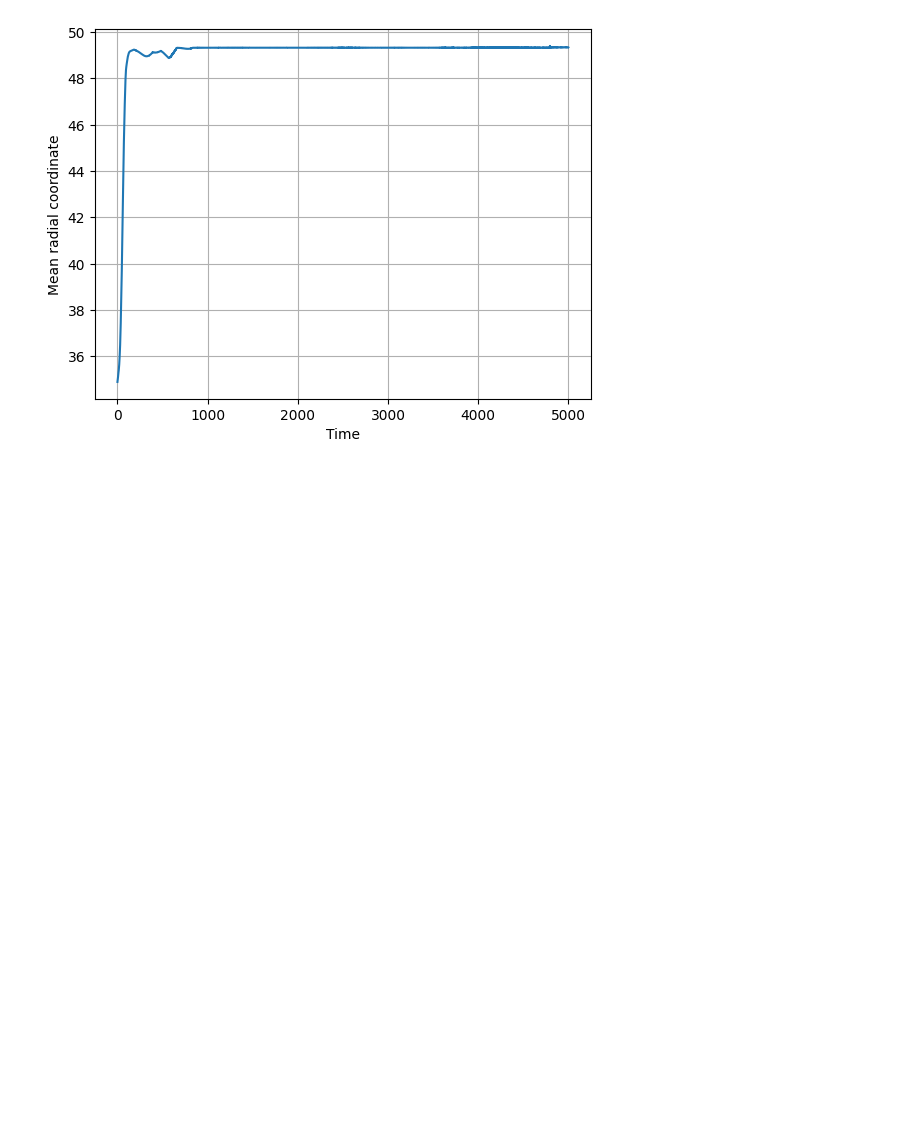
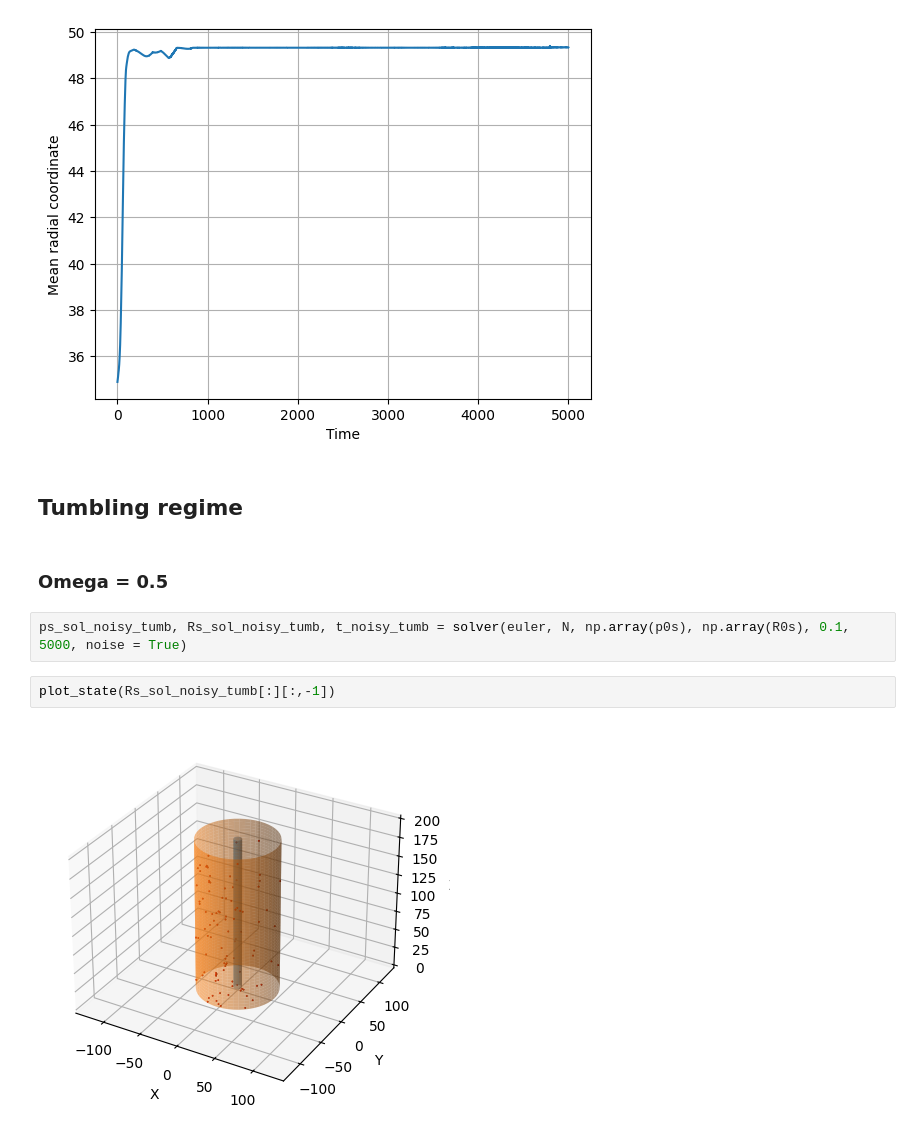
Before and after one commit to dzinty/microswimmers, a Jupyter notebook: many_swimmers_euler.ipynb, the cells around one changed output. Saved outputs shown, nothing was run; the diff lists cells and outputs as text; blank space fills up the shorter version.

Commit message:
tumblling regime

```diff
--- a/many_swimmers_euler.ipynb
+++ b/many_swimmers_euler.ipynb
@@ -517,3 +538,13 @@ plot_angle(Rs_sol_noisy, 50)
 plot_R_mean(Rs_sol_noisy)
 # %% [output]
 [figure]
+# %% [markdown]
+## Tumbling regime
+# %% [markdown]
+### Omega = 0.5
+# %%
+ps_sol_noisy_tumb, Rs_sol_noisy_tumb, t_noisy_tumb = solver(euler, N, np.array(p0s), np.array(R0s), 0.1, 5000, noise = True)
+# %%
+plot_state(Rs_sol_noisy_tumb[:][:,-1])
+# %% [output]
+[figure, added]
```
Also changed, not shown: parts of 19 cells of this notebook.
